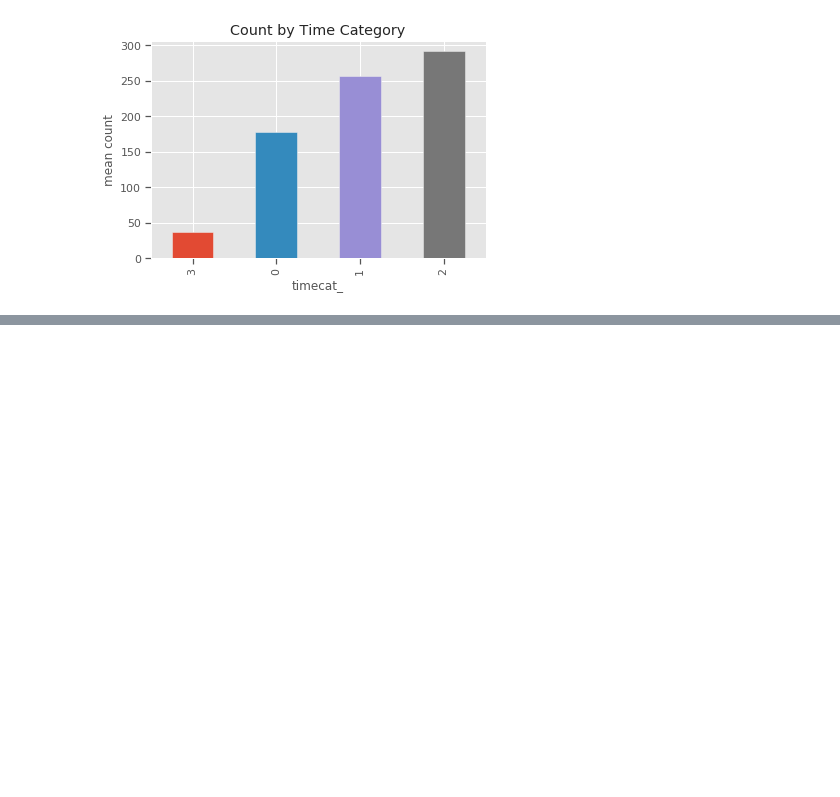
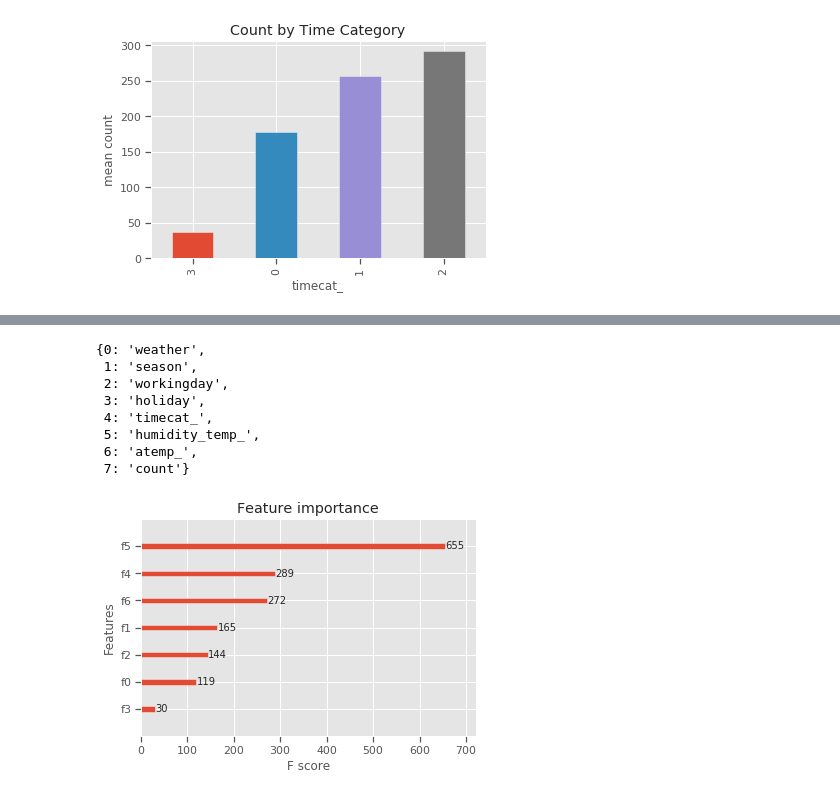
Before and after one commit to erv4gen/Bike-sharing-demand, a Jupyter notebook: Bike-sharing-demand.ipynb, the cells around one changed output, grey strips where cells are left out. Saved outputs shown, nothing was run; the diff lists cells and outputs as text; code cells hidden in the pictures; blank space fills up the shorter version.

```diff
--- a/Bike-sharing-demand.ipynb
+++ b/Bike-sharing-demand.ipynb
@@ -239,0 +361,11 @@ traindf['humidity_temp_'] = traindf.humidity * traindf.temp * -1
+# %%
+X_train, X_test , y_train , y_test = train_test_split(X_ss,y_ss,test_size=0.35,random_state=10)
+X_train_l, X_test_l , y_train_l , y_test_l = train_test_split(X_l
+                                                              ,y_l,test_size=0.35,random_state=10)
+
+
+dtrain = xgb.DMatrix(X_train, label=y_train)
+dtest = xgb.DMatrix(X_test, label=y_test)
+
+dtrain_lg = xgb.DMatrix(X_train_l, label=y_train_l)
+dtest_lg = xgb.DMatrix(X_test_l, label=y_test_l)
@@ -239,0 +402,28 @@ traindf['humidity_temp_'] = traindf.humidity * traindf.temp * -1
+# %%
+
+
+#defould XGBoost
+params = {'max_depth': 6,
+ 'min_child_weight': 1,
+ 'subsample': 1,
+ 'colsample_bytree': 1,
+ 'eta': 0.3,
+ 'objective': 'reg:squarederror',
+ 'eval_metric': 'mae'
+         }
+
+
+
+num_boost_round = 999
+
+early_stopping_round = 10
+
+evals = [(dtest, "Test")]
+
+
+xgb_optimizer = xgb.train(params=params,
+        dtrain=dtrain,
+        num_boost_round=num_boost_round,
+        evals=evals,
+        early_stopping_rounds=early_stopping_round
+                         )
@@ -239,0 +448,13 @@ traindf['humidity_temp_'] = traindf.humidity * traindf.temp * -1
+# %%
+xgb.plot_importance(xgb_optimizer)
+pprint({i: columns_use[i] for i in range(len(columns_use))})
+# %% [output]
+{0: 'weather',
+ 1: 'season',
+ 2: 'workingday',
+ 3: 'holiday',
+ 4: 'timecat_',
+ 5: 'humidity_temp_',
+ 6: 'atemp_',
+ 7: 'count'}
+[figure, added]
```
Also changed, not shown: parts of 15 cells of this notebook.
